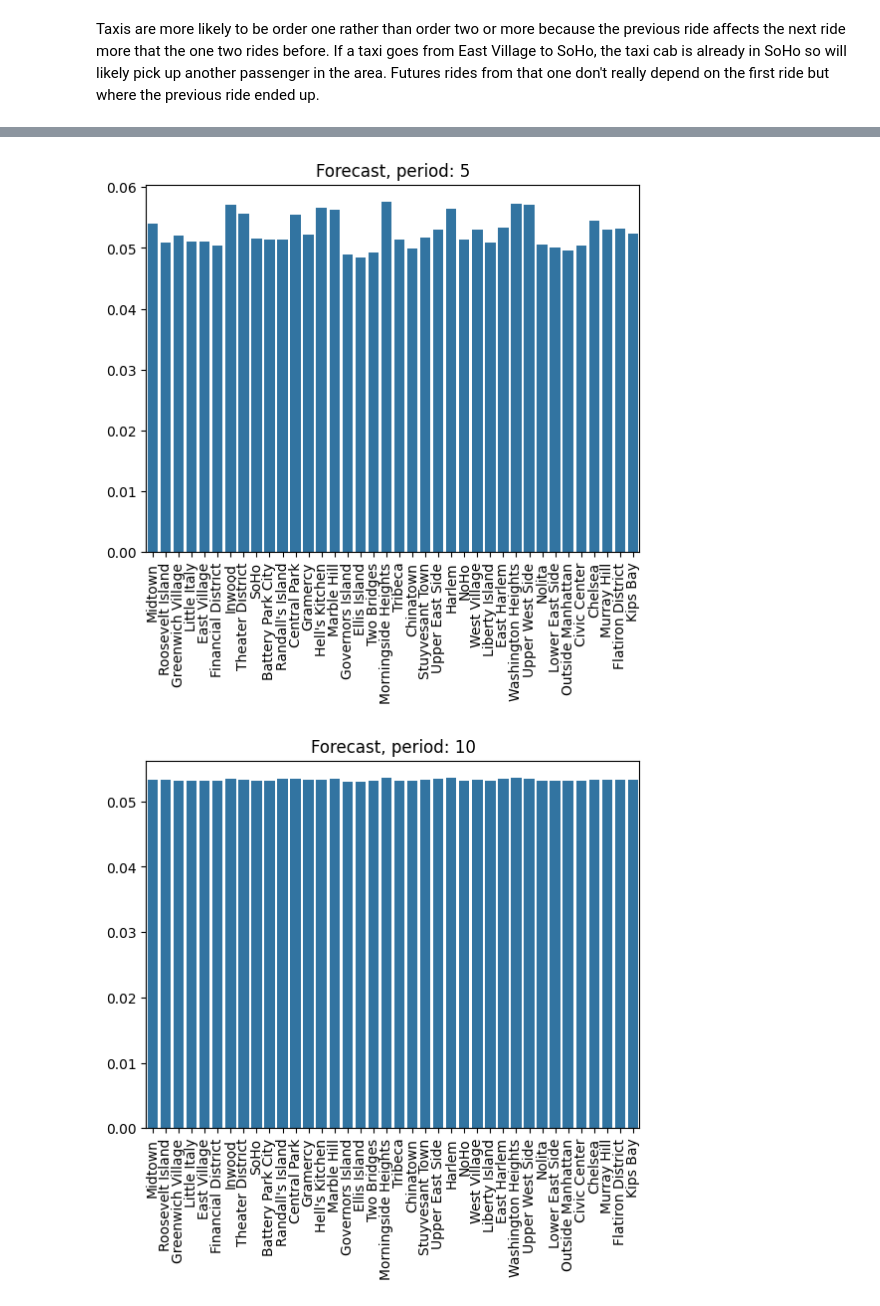
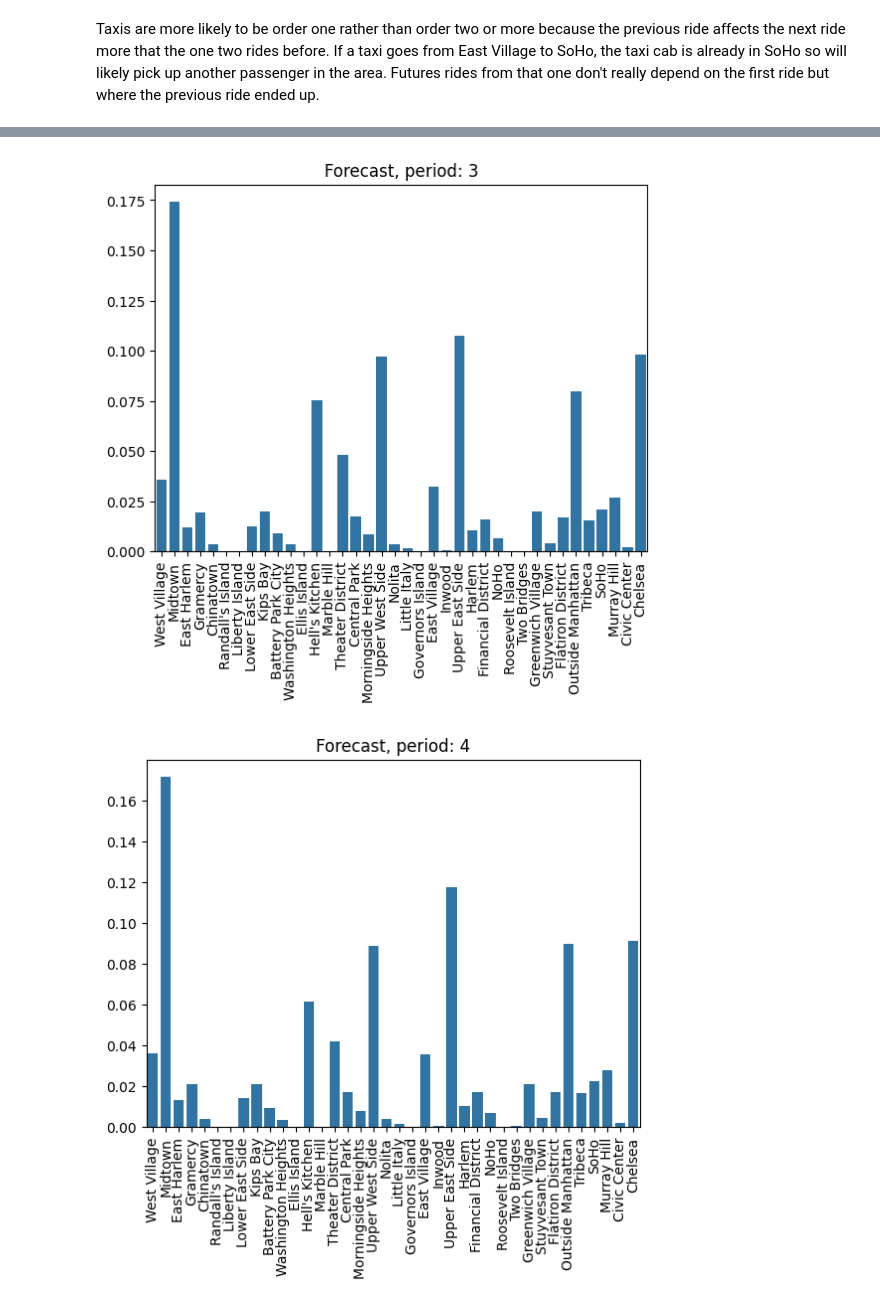
Before and after one commit to gegeorge25/DS5030_public_repo_grace_george, a Jupyter notebook: assignment_5.ipynb, the cells around one changed output, grey strips where cells are left out. Cells and saved outputs as stored; diff of their text form; code cells hidden in the pictures.

```diff
--- a/assignment_5.ipynb
+++ b/assignment_5.ipynb
@@ -437,7 +436,8 @@ len(data)
 1000
 # %%
 states=set()
-for trip in data:
-    new_states=set(trip)
+for i in range(1,len(data)):
+    new_trip=set(data[i])
+    new_states=set(new_trip)
     states=states.union(new_states)
-states=list(states)
+len(states)
@@ -450,11 +445,0 @@ for i in data:
-# %%
-S=len(states)
-T=len(sequences)
-tr_counts=np.zeros( (S,S) )
-for seq in sequences:
-    for t in range(1,len(seq)):
-        x_t1=seq[t-1]
-        x_t=seq[t]
-        index_from = states.index(x_t1)
-        index_to = states.index(x_t)
-        tr_counts[index_from,index_to] +=1
@@ -460,0 +449,10 @@ for seq in sequences:
+# %%
+tr_counts=np.zeros((len(states),len(states)))
+for trip in data:
+    seq=np.array(trip)
+    for t in range(1,len(seq)):
+        x_t1=seq[t-1]
+        x_t=seq[t]
+        index_from = states.index(x_t1)
+        index_to = states.index(x_t)
+        tr_counts[index_from,index_to] +=1
@@ -461,2 +475,3 @@ for seq in sequences:
 # %%
-rowsums=tr_counts.sum(axis=1,keepdims=True)
+rowsums=tr_counts.sum(axis=0,keepdims=True)
+rowsums
@@ -517,11 +562,11 @@ plt.xticks(rotation=90)
 plt.show()
 
 forecast = [initial_state]
-for t in range(10):
+for t in range(6):
     density = T @ density
     forecast.append(density) # Append new forecast
-    if t in [1,2,4,9]:
-        sns.barplot(x=states,y=density).set(title=f'Forecast, period: {str(t+1)}')
-        plt.xticks(rotation=90)
-        plt.show()
+
+    sns.barplot(x=states,y=density).set(title=f'Forecast, period: {str(t+1)}')
+    plt.xticks(rotation=90)
+    plt.show()
 # %% [output]
@@ -531,2 +576,2 @@ for t in range(10):
-[figure, old version]
+[figure, new version]
-[figure, old version]
+[figure, new version]
```
Also changed, not shown: parts of 18 cells of this notebook.
